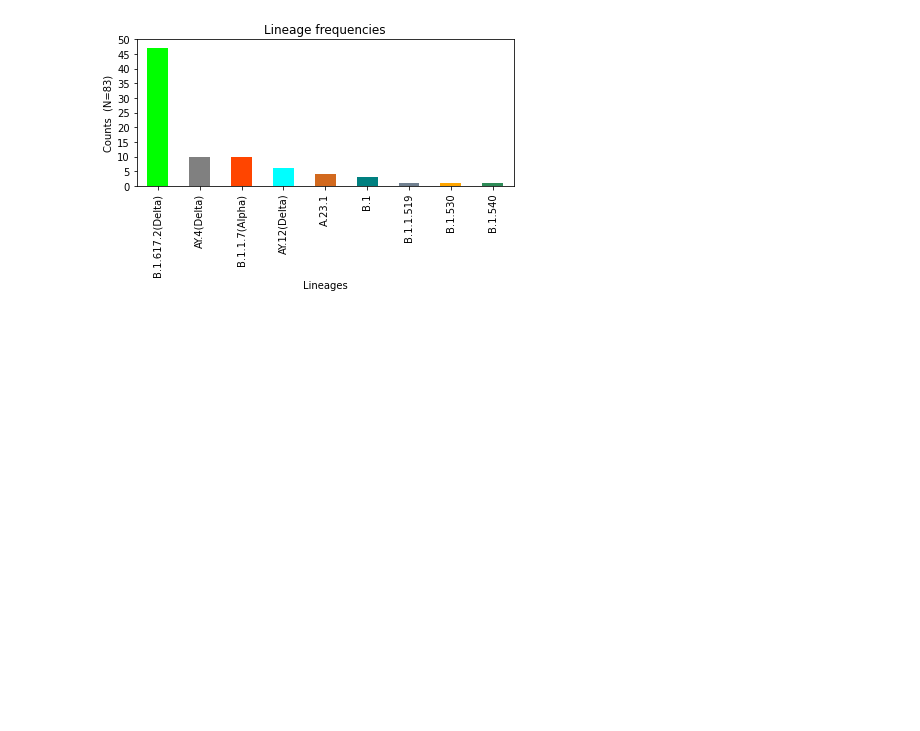
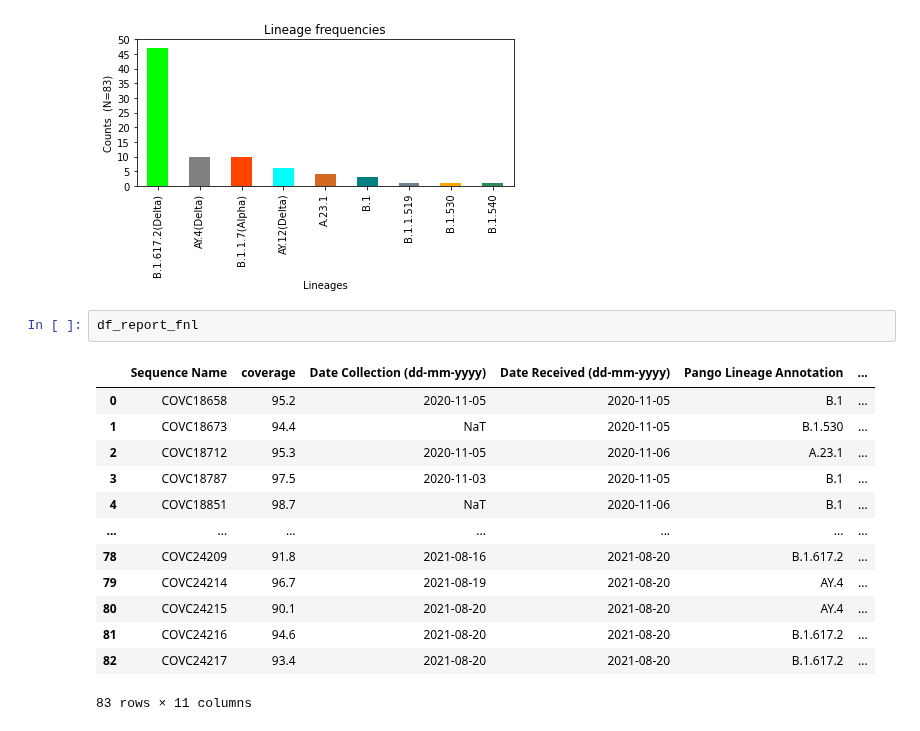
Before and after one commit to ousodaniel/SARS-CoV-2-Data-Workflows, a Jupyter notebook: sars-cov-2-nf2-seq14.ipynb, the cells around one changed output. Drawn from its saved outputs; the diff is of its cells as text; blank space fills up the shorter version.

```diff
--- a/sars-cov-2-nf2-seq14.ipynb
+++ b/sars-cov-2-nf2-seq14.ipynb
@@ -802,3 +801,19 @@ plt.tight_layout()
 plt.show()
 # %% [output]
 [figure]
+# %%
+df_report_fnl
+# %% [output]
+|  | Sequence Name | coverage | Date Collection (dd-mm-yyyy) | Date Received (dd-mm-yyyy) | Pango Lineage Annotation | ... |
+| 0 | COVC18658 | 95.2 | 2020-11-05 | 2020-11-05 | B.1 | ... |
+| 1 | COVC18673 | 94.4 | NaT | 2020-11-05 | B.1.530 | ... |
+| 2 | COVC18712 | 95.3 | 2020-11-05 | 2020-11-06 | A.23.1 | ... |
+| 3 | COVC18787 | 97.5 | 2020-11-03 | 2020-11-05 | B.1 | ... |
+| 4 | COVC18851 | 98.7 | NaT | 2020-11-06 | B.1 | ... |
+| ... | ... | ... | ... | ... | ... | ... |
+| 78 | COVC24209 | 91.8 | 2021-08-16 | 2021-08-20 | B.1.617.2 | ... |
+| 79 | COVC24214 | 96.7 | 2021-08-19 | 2021-08-20 | AY.4 | ... |
+| 80 | COVC24215 | 90.1 | 2021-08-20 | 2021-08-20 | AY.4 | ... |
+| 81 | COVC24216 | 94.6 | 2021-08-20 | 2021-08-20 | B.1.617.2 | ... |
+| 82 | COVC24217 | 93.4 | 2021-08-20 | 2021-08-20 | B.1.617.2 | ... |
+83 rows × 11 columns
```
Also changed, not shown: parts of 10 cells of this notebook, 4 other files.
